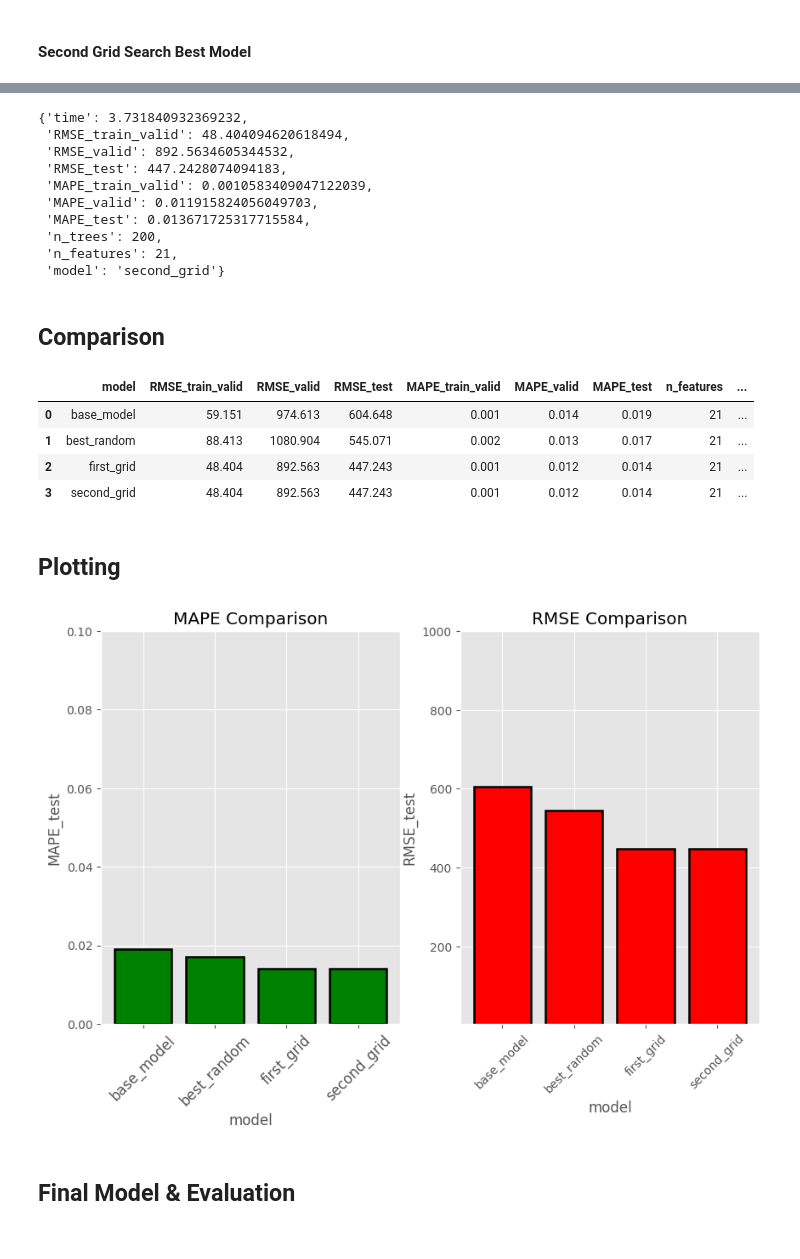
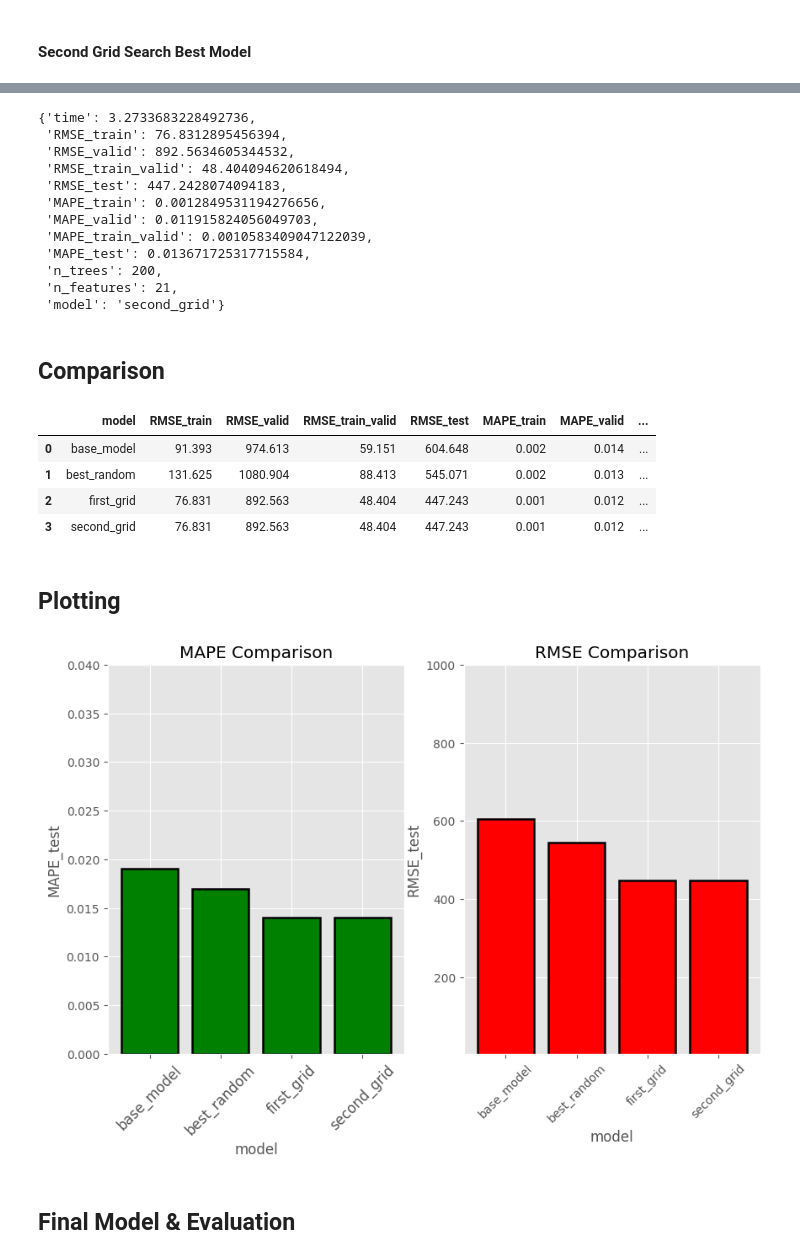
Before and after one commit to lavibula/BitcoinPrediction, a Jupyter notebook: Members/Mlinh/RF/Random_Forest.ipynb, the cells around one changed output, grey strips where cells are left out. Drawn from its saved outputs; the diff is of its cells as text; code cells hidden in the pictures.

Commit message:
update RF & LightGBM model

```diff
--- a/Members/Mlinh/RF/Random_Forest.ipynb
+++ b/Members/Mlinh/RF/Random_Forest.ipynb
@@ -504,39 +510,41 @@ def evaluate_model(model, X_train_valid, y_train_valid, X_valid, y_valid, X_test
     predictions_test = []
     predictions_train_valid = []
     predictions_valid = []
+    predictions_train = []
     run_times = []
     for _ in range(10):
         start_time = time.time()
         model.fit(X_train, y_train)
         predictions_valid.append(model.predict(X_valid))
+        predictions_train.append(model.predict(X_train))
         end_time = time.time()
         run_times.append(end_time - start_time)
-
     for _ in range(10):
         start_time = time.time()
         model.fit(X_train_valid, y_train_valid)
+        predictions_test.append(model.predict(X_test))
         predictions_train_valid.append(model.predict(X_train_valid))
         end_time = time.time()
         run_times.append(end_time - start_time)
-        predictions_test.append(model.predict(X_test))
 
     # Run time and predictions need to be averaged
     run_time = np.mean(run_times)
     predictions_test = np.mean(np.array(predictions_test), axis = 0)
     predictions_valid = np.mean(np.array(predictions_valid), axis = 0)
     predictions_train_valid = np.mean(np.array(predictions_train_valid), axis = 0)
-
+    predictions_train = np.mean(np.array(predictions_train), axis = 0)
 
     print('Model Performance')
     print(30*'*')
-    print("Test accuracy for train_valid set")
+    print("TRAIN & VALID PROCESSING")
+    print("Test accuracy for train set")
     #RMSE
-    rmse_train_valid = np.sqrt(mean_squared_error(y_train_valid, predictions_train_valid))
-    print("Root Mean Square Error (RMSE):", rmse_train_valid)
+    rmse_train = np.sqrt(mean_squared_error(y_train, predictions_train))
+    print("Root Mean Square Error (RMSE):", rmse_train)
 
     #MAPE
-    mape_train_valid = mean_absolute_percentage_error(y_train_valid, predictions_train_valid)
-    print("Mean Absolute Percentage Error (MAPE):", mape_train_valid)
+    mape_train = mean_absolute_percentage_error(y_train, predictions_train)
+    print(" Mean Absolute Percentage Error (MAPE):", mape_train)
     print()
 
     print("Test accuracy for valid set")
@@ -547,6 +555,18 @@ def evaluate_model(model, X_train_valid, y_train_valid, X_valid, y_valid, X_test
     #MAPE
     mape_valid = mean_absolute_percentage_error(y_valid, predictions_valid)
     print("Mean Absolute Percentage Error (MAPE):", mape_valid)
+    print()
+
+    print(30*'*')
+    print("TRAIN-VALID & TEST PROCESSING")
+    print("Test accuracy for train_valid set")
+    #RMSE
+    rmse_train_valid = np.sqrt(mean_squared_error(y_train_valid, predictions_train_valid))
+    print("Root Mean Square Error (RMSE):", rmse_train_valid)
+
+    #MAPE
+    mape_train_valid = mean_absolute_percentage_error(y_train_valid, predictions_train_valid)
+    print("Mean Absolute Percentage Error (MAPE):", mape_train_valid)
     print()
 
     print("Test accuracy for test set")
@@ -560,8 +580,9 @@ def evaluate_model(model, X_train_valid, y_train_valid, X_valid, y_valid, X_test
     print()
 
 
+
     # Return results in a dictionary
-    results = {'time': run_time, 'RMSE_train_valid': rmse_train_valid, 'RMSE_valid': rmse_valid, 'RMSE_test': rmse_test, 'MAPE_train_valid' : mape_train_valid, 'MAPE_valid': mape_valid, 'MAPE_test': mape_test, 'n_trees': n_trees, 'n_features': n_features}
+    results = {'time': run_time, 'RMSE_train': rmse_train, 'RMSE_valid': rmse_valid, 'RMSE_train_valid': rmse_train_valid, 'RMSE_test': rmse_test,  'MAPE_train': mape_train, 'MAPE_valid': mape_valid, 'MAPE_train_valid': mape_train_valid, 'MAPE_test': mape_test, 'n_trees': n_trees, 'n_features': n_features}
 
     return results
 # %%
@@ -684,12 +739,14 @@ Root Mean Square Error (RMSE): 447.2428074094183
 # %%
 second_grid_results
 # %% [output]
-{'time': 3.731840932369232,
+{'time': 3.2733683228492736,
+ 'RMSE_train': 76.8312895456394,
+ 'RMSE_valid': 892.5634605344532,
  'RMSE_train_valid': 48.404094620618494,
- 'RMSE_valid': 892.5634605344532,
  'RMSE_test': 447.2428074094183,
+ 'MAPE_train': 0.0012849531194276656,
+ 'MAPE_valid': 0.011915824056049703,
  'MAPE_train_valid': 0.0010583409047122039,
- 'MAPE_valid': 0.011915824056049703,
  'MAPE_test': 0.013671725317715584,
  'n_trees': 200,
  'n_features': 21,
@@ -700,10 +757,12 @@ second_grid_results
 comparison = {
     'RMSE_train_valid': [],
     'RMSE_valid': [],
+    'RMSE_train': [],
     'RMSE_test': [],
     'MAPE_train_valid': [],
     'MAPE_valid': [],
     'MAPE_test': [],
+    'MAPE_train': [],
     'model': [],
     'n_features': [],
     'n_trees': [],
@@ -711,9 +770,11 @@ comparison = {
 for model in [base_results, random_results, first_grid_results, second_grid_results]:
     comparison['RMSE_train_valid'].append(round(model['RMSE_train_valid'], 3))
     comparison['RMSE_valid'].append(round(model['RMSE_valid'], 3))
+    comparison['RMSE_train'].append(round(model['RMSE_train'], 3))
     comparison['RMSE_test'].append(round(model['RMSE_test'], 3))
     comparison['MAPE_train_valid'].append(round(model['MAPE_train_valid'], 3))
     comparison['MAPE_valid'].append(round(model['MAPE_valid'], 3))
+    comparison['MAPE_train'].append(round(model['MAPE_train'], 3))
     comparison['MAPE_test'].append(round(model['MAPE_test'], 3))
     comparison['model'].append(model['model'])
     comparison['n_features'].append(model['n_features'])
@@ -722,13 +783,13 @@ for model in [base_results, random_results, first_grid_results, second_grid_resu
 # %%
 comparison = pd.DataFrame.from_dict(comparison, orient = 'columns')
 # %%
-comparison[['model', 'RMSE_train_valid', 'RMSE_valid', 'RMSE_test', 'MAPE_train_valid', 'MAPE_valid', 'MAPE_test', 'n_features', 'n_trees', 'time']]
+comparison[['model','RMSE_train', 'RMSE_valid', 'RMSE_train_valid','RMSE_test', 'MAPE_train', 'MAPE_valid', 'MAPE_train_valid', 'MAPE_test', 'n_features', 'n_trees', 'time']]
 # %% [output]
-|  | model | RMSE_train_valid | RMSE_valid | RMSE_test | MAPE_train_valid | MAPE_valid | MAPE_test | n_features | ... |
-| 0 | base_model | 59.151 | 974.613 | 604.648 | 0.001 | 0.014 | 0.019 | 21 | ... |
-| 1 | best_random | 88.413 | 1080.904 | 545.071 | 0.002 | 0.013 | 0.017 | 21 | ... |
-| 2 | first_grid | 48.404 | 892.563 | 447.243 | 0.001 | 0.012 | 0.014 | 21 | ... |
-| 3 | second_grid | 48.404 | 892.563 | 447.243 | 0.001 | 0.012 | 0.014 | 21 | ... |
+|  | model | RMSE_train | RMSE_valid | RMSE_train_valid | RMSE_test | MAPE_train | MAPE_valid | ... |
+| 0 | base_model | 91.393 | 974.613 | 59.151 | 604.648 | 0.002 | 0.014 | ... |
+| 1 | best_random | 131.625 | 1080.904 | 88.413 | 545.071 | 0.002 | 0.013 | ... |
+| 2 | first_grid | 76.831 | 892.563 | 48.404 | 447.243 | 0.001 | 0.012 | ... |
+| 3 | second_grid | 76.831 | 892.563 | 48.404 | 447.243 | 0.001 | 0.012 | ... |
 # %% [markdown]
 ## Plotting
 # %%
@@ -740,20 +801,20 @@ plt.style.use('ggplot')
 # %%
 xvalues = list(range(len(comparison)))
 plt.subplots(1, 2, figsize=(10, 6))
 plt.subplot(121)
 plt.bar(xvalues, comparison['MAPE_test'], color = 'g', edgecolor = 'k', linewidth = 1.8)
 plt.xticks(xvalues, comparison['model'], rotation = 45, fontsize = 12)
-plt.ylim(ymin = 0, ymax = 0.1)
+plt.ylim(ymin = 0, ymax = 0.04)
 plt.xlabel('model'); plt.ylabel('MAPE_test'); plt.title('MAPE Comparison');
 
 plt.subplot(122)
 plt.bar(xvalues, comparison['RMSE_test'], color = 'r', edgecolor = 'k', linewidth = 1.8)
 plt.xticks(xvalues, comparison['model'], rotation = 45)
 plt.ylim(ymin = 3.5, ymax = 1000)
 plt.xlabel('model'); plt.ylabel('RMSE_test'); plt.title('RMSE Comparison');
 plt.show();
 # %% [output]
-[figure, old version]
+[figure, new version]
 # %% [markdown]
 ## Final Model & Evaluation
 # %%
```
Also changed, not shown: parts of 11 cells of this notebook, 3 other files.
